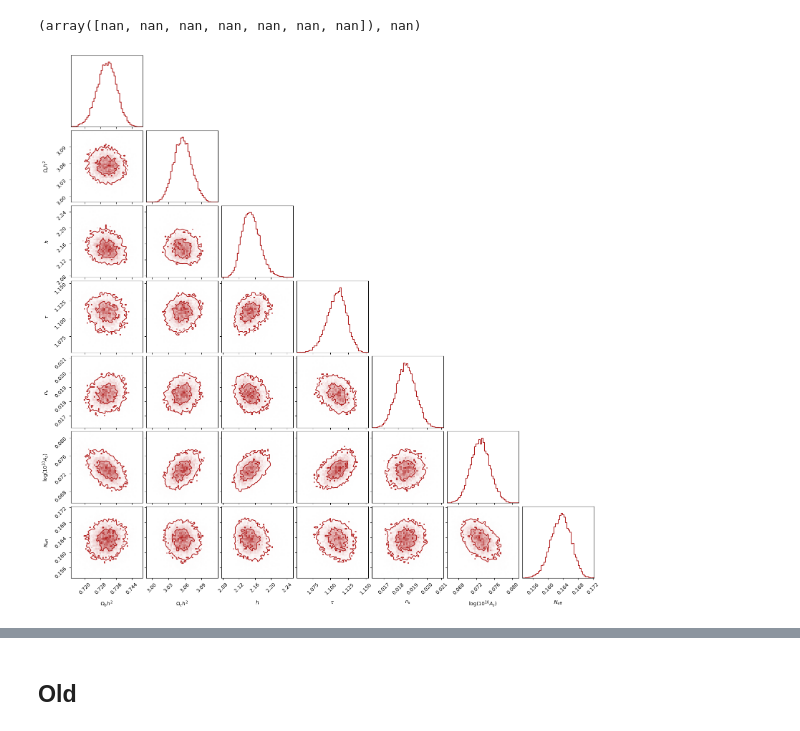
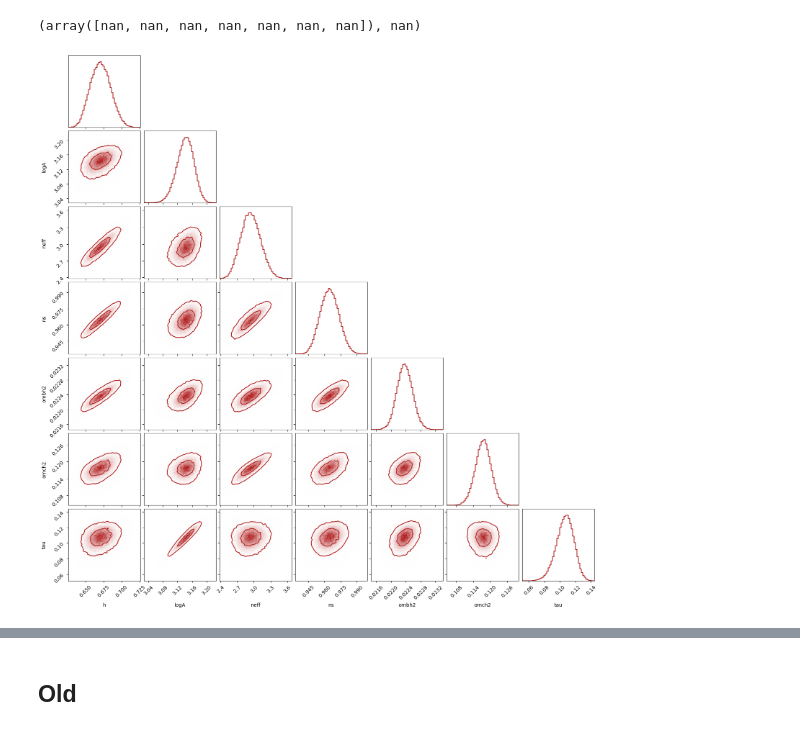
Before and after one commit to smsharma/cmb-differentiable-emu, a Jupyter notebook: notebooks/emulators_example.ipynb, the cells around one changed output, grey strips where cells are left out. Cells and saved outputs as stored; diff of their text form; code cells hidden in the pictures.

```diff
--- a/notebooks/emulators_example.ipynb
+++ b/notebooks/emulators_example.ipynb
@@ -223,41 +223,41 @@ def model():
     log_like = loglike(np.array([ombh2, omch2, h, tau, ns, logA, neff]))
     return numpyro.factor('log_like', log_like)
 # %%
-n_steps = 1000
-lr = 1e-2
+n_steps = 50000
+lr = 1e-3
 
 rng = jax.random.PRNGKey(42)
-guide = autoguide.AutoMultivariateNormal(model)
-# guide = autoguide.AutoIAFNormal(model)
+# guide = autoguide.AutoMultivariateNormal(model)
+guide = autoguide.AutoIAFNormal(model)
 optimizer = optim.optax_to_numpyro(optax.adam(lr))
-svi = SVI(model, guide, optimizer, Trace_ELBO(num_particles=32),)
+svi = SVI(model, guide, optimizer, Trace_ELBO(num_particles=16),)
 svi_results = svi.run(rng, n_steps)
 # %%
 # Get samples and make corner plot
-num_samples = 10000
+num_samples = 100000
 
 rng, _ = jax.random.split(rng)
 posterior_dict = guide.sample_posterior(rng_key=rng, params=svi_results.params, sample_shape=(num_samples,))
 
 import corner
 import arviz
 
 levels =  1.0 - np.exp(-0.5 *np.array([1.0, 2.0]) ** 2)
 
 corner_configs = {
     "smooth": 0.4,
     "smooth1d": 0.4,
     "bins": 50,
     "levels": levels, # Assuming 'levels' is defined elsewhere
     "plot_datapoints": False,
     "plot_density": True,
     "color": 'firebrick',
-    "labels": [r"$\Omega_b h^2$", r"$\Omega_c h^2$", r"$h$", r"$\tau$", r"$n_s$", r"$\log(10^{10} A_s)$", r"$N_{\rm eff}$"]
+    # "labels": [r"$\Omega_b h^2$", r"$\Omega_c h^2$", r"$h$", r"$\tau$", r"$n_s$", r"$\log(10^{10} A_s)$", r"$N_{\rm eff}$"]
 }
 
 corner.corner(arviz.from_dict(posterior_dict), **corner_configs);
 # %% [output]
-[figure, old version]
+[figure, new version]
 # %%
 arviz.summary(arviz.from_dict(posterior_dict))
 # %% [output]
```
Also changed, not shown: parts of 7 cells of this notebook, 4 other files.
